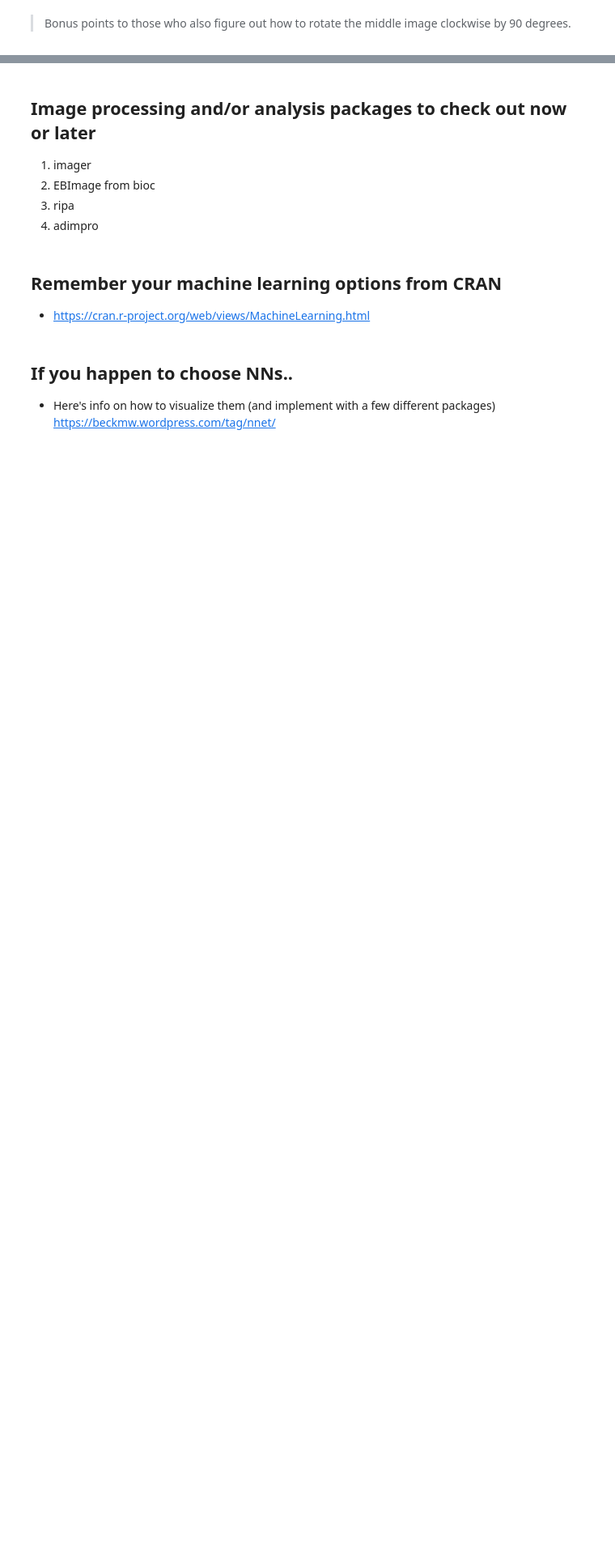
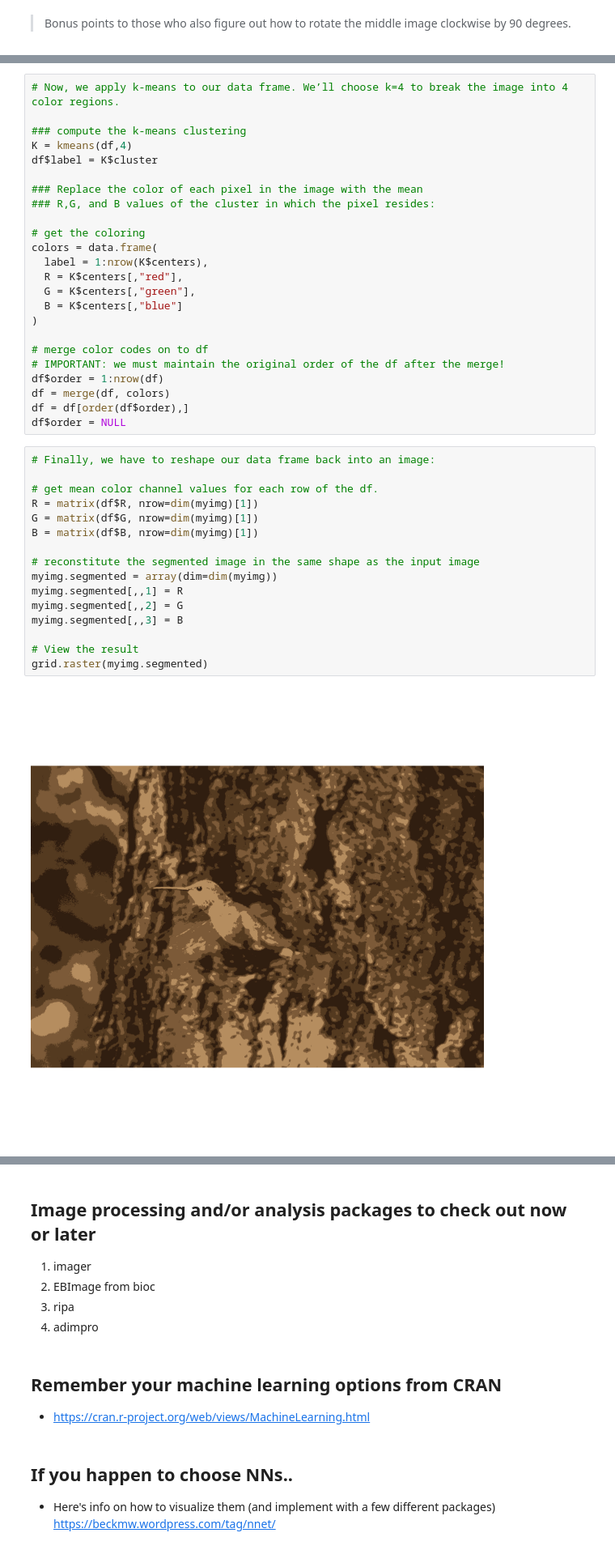
Before and after one commit to michhar/useR2016-tutorial-jupyter, a Jupyter notebook: 05_Expanded Image Analysis Lab.ipynb, the cells around one changed output, grey strips where cells are left out. Shown at 81% size. Saved outputs shown, nothing was run; the diff lists cells and outputs as text; blank space fills up the shorter version.

```diff
--- a/05_Expanded Image Analysis Lab.ipynb
+++ b/05_Expanded Image Analysis Lab.ipynb
@@ -48,0 +92,42 @@ Ryan Walker wrote a marvelous blog [post](http://www.r-bloggers.com/color-quanti
+# %%
+# Now, we apply k-means to our data frame. We’ll choose k=4 to break the image into 4 color regions.
+
+### compute the k-means clustering
+K = kmeans(df,4)
+df$label = K$cluster
+
+### Replace the color of each pixel in the image with the mean
+### R,G, and B values of the cluster in which the pixel resides:
+
+# get the coloring
+colors = data.frame(
+  label = 1:nrow(K$centers),
+  R = K$centers[,"red"],
+  G = K$centers[,"green"],
+  B = K$centers[,"blue"]
+)
+
+# merge color codes on to df
+# IMPORTANT: we must maintain the original order of the df after the merge!
+df$order = 1:nrow(df)
+df = merge(df, colors)
+df = df[order(df$order),]
+df$order = NULL
+# %%
+# Finally, we have to reshape our data frame back into an image:
+
+# get mean color channel values for each row of the df.
+R = matrix(df$R, nrow=dim(myimg)[1])
+G = matrix(df$G, nrow=dim(myimg)[1])
+B = matrix(df$B, nrow=dim(myimg)[1])
+
+# reconstitute the segmented image in the same shape as the input image
+myimg.segmented = array(dim=dim(myimg))
+myimg.segmented[,,1] = R
+myimg.segmented[,,2] = G
+myimg.segmented[,,3] = B
+
+# View the result
+grid.raster(myimg.segmented)
+# %% [output]
+[figure, added]
```
Also changed, not shown: parts of 13 cells of this notebook, 11 other files.
